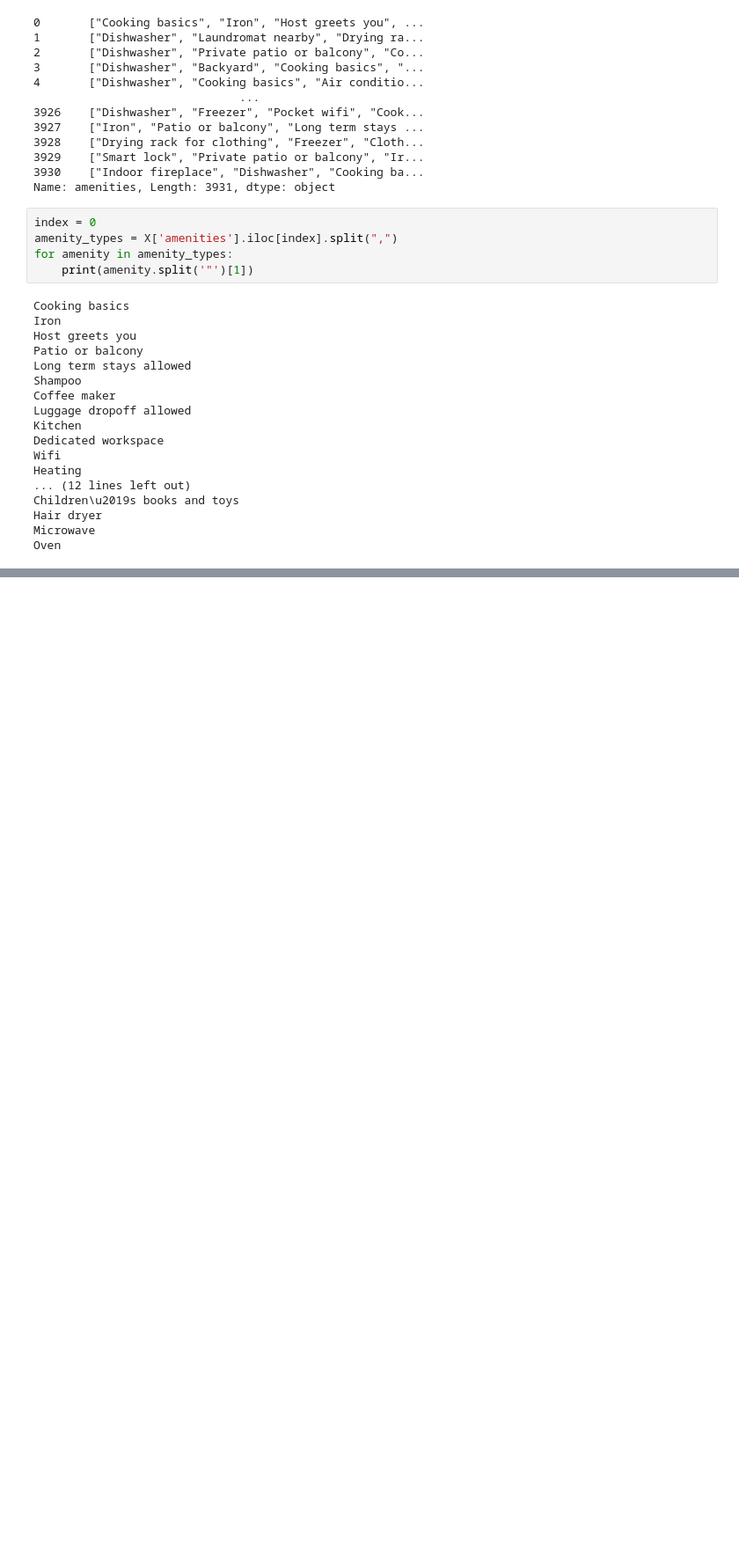
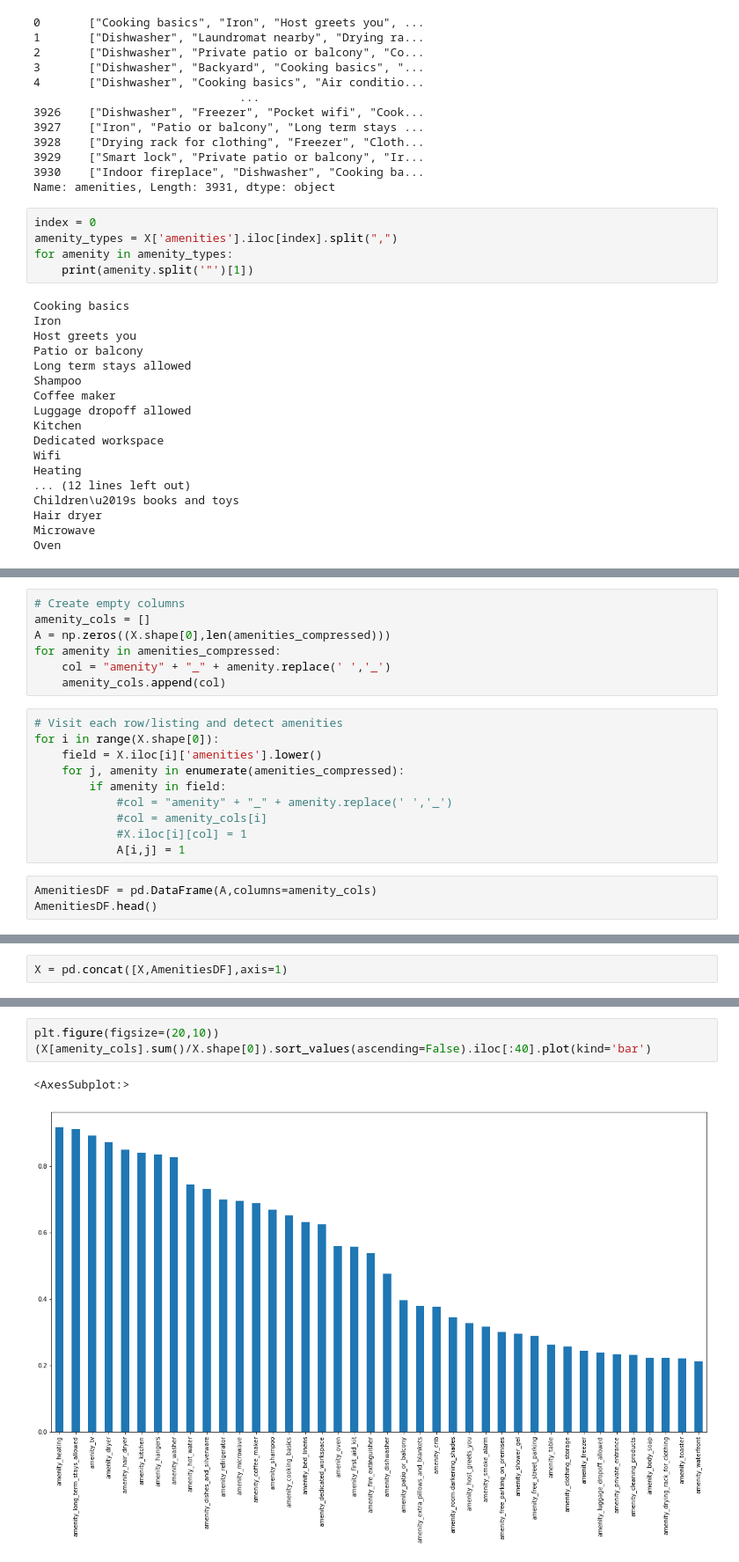
Before and after one commit to mxagar/airbnb_data_analysis, a Jupyter notebook: 02_AirBnB_DataAnalysis_FeatureEngineering_and_Selection.ipynb, the cells around one changed output, grey strips where cells are left out. Shown: that part at 88% size. Cells and saved outputs as stored; diff of their text form; blank space fills up the shorter version.

```diff
--- a/02_AirBnB_DataAnalysis_FeatureEngineering_and_Selection.ipynb
+++ b/02_AirBnB_DataAnalysis_FeatureEngineering_and_Selection.ipynb
@@ -809,0 +1281,20 @@ amenities_set
+# %%
+# Create empty columns
+amenity_cols = []
+A = np.zeros((X.shape[0],len(amenities_compressed)))
+for amenity in amenities_compressed:
+    col = "amenity" + "_" + amenity.replace(' ','_')
+    amenity_cols.append(col)
+# %%
+# Visit each row/listing and detect amenities
+for i in range(X.shape[0]):
+    field = X.iloc[i]['amenities'].lower()
+    for j, amenity in enumerate(amenities_compressed):
+        if amenity in field:
+            #col = "amenity" + "_" + amenity.replace(' ','_')
+            #col = amenity_cols[i]
+            #X.iloc[i][col] = 1
+            A[i,j] = 1
+# %%
+AmenitiesDF = pd.DataFrame(A,columns=amenity_cols)
+AmenitiesDF.head()
@@ -809,0 +1308,2 @@ amenities_set
+# %%
+X = pd.concat([X,AmenitiesDF],axis=1)
@@ -809,0 +1319,6 @@ amenities_set
+# %%
+plt.figure(figsize=(20,10))
+(X[amenity_cols].sum()/X.shape[0]).sort_values(ascending=False).iloc[:40].plot(kind='bar')
+# %% [output]
+<AxesSubplot:>
+[figure, added]
```
Also changed, not shown: parts of 54 cells of this notebook.
